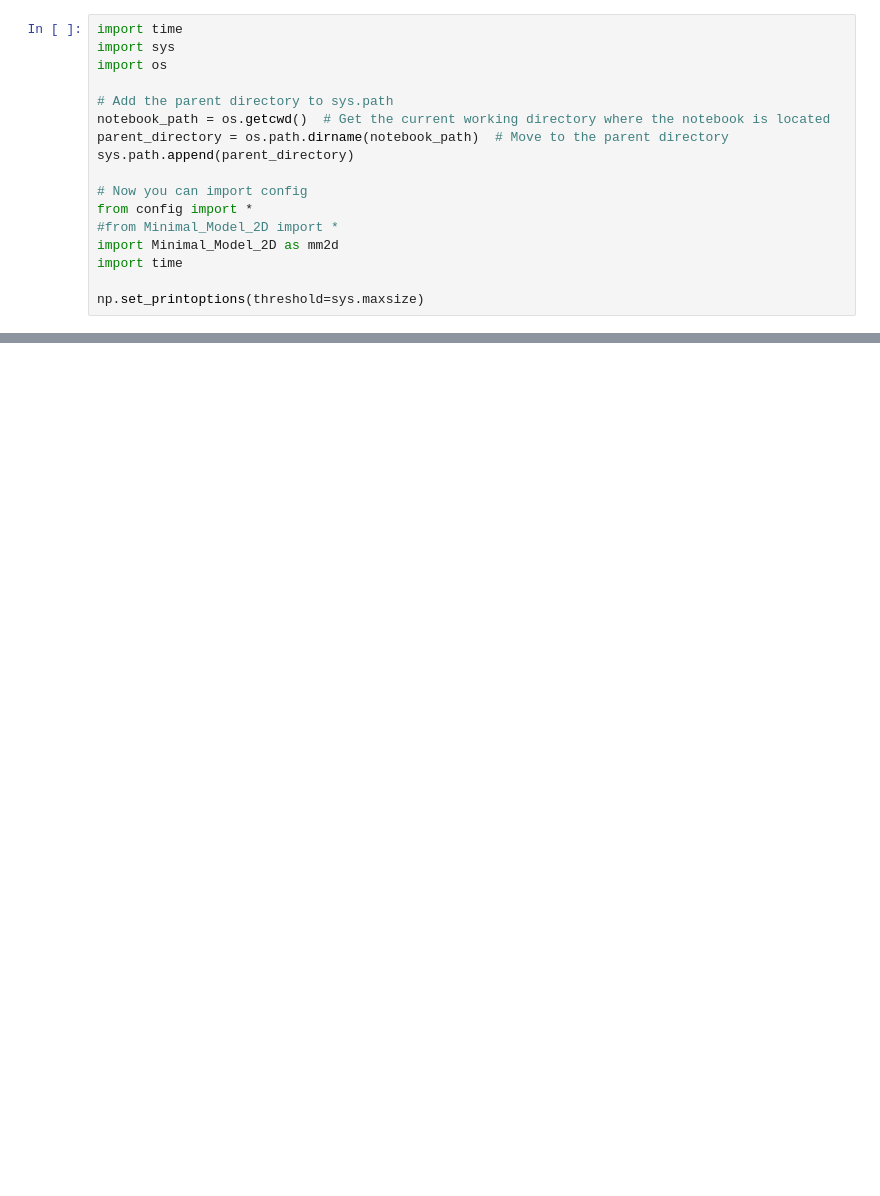
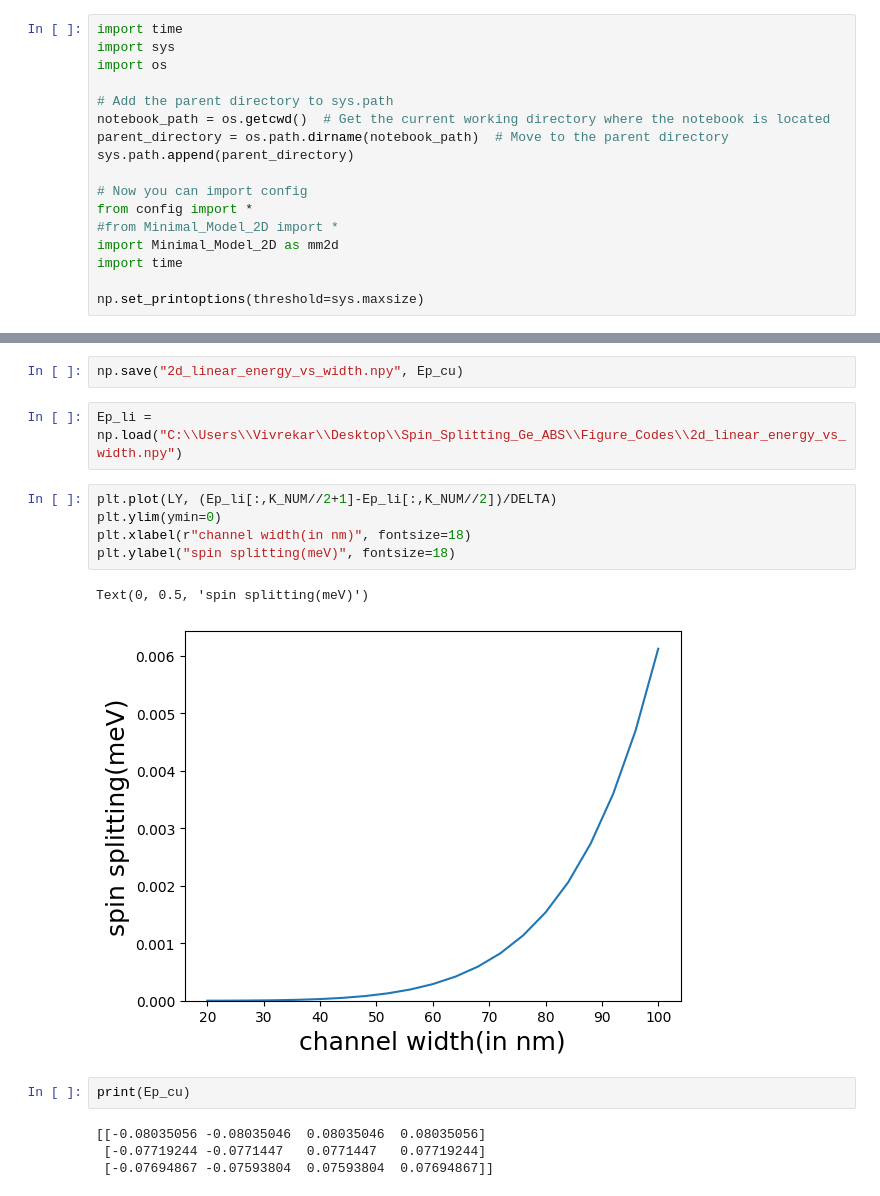
Before and after one commit to deeproots08/Spin_Splitting_Ge_ABS, a Jupyter notebook: Figure_Codes/variation_with_width_csoc_lsoc_2d_model.ipynb, the cells around one changed output, grey strips where cells are left out. Saved outputs shown, nothing was run; the diff lists cells and outputs as text; blank space fills up the shorter version.

```diff
--- a/Figure_Codes/variation_with_width_csoc_lsoc_2d_model.ipynb
+++ b/Figure_Codes/variation_with_width_csoc_lsoc_2d_model.ipynb
@@ -70,0 +257,18 @@ for i in range(LY.shape[0]):
+# %%
+np.save("2d_linear_energy_vs_width.npy", Ep_cu)
+# %%
+Ep_li = np.load("C:\\Users\\Vivrekar\\Desktop\\Spin_Splitting_Ge_ABS\\Figure_Codes\\2d_linear_energy_vs_width.npy")
+# %%
+plt.plot(LY, (Ep_li[:,K_NUM//2+1]-Ep_li[:,K_NUM//2])/DELTA)
+plt.ylim(ymin=0)
+plt.xlabel(r"channel width(in nm)", fontsize=18)
+plt.ylabel("spin splitting(meV)", fontsize=18)
+# %% [output]
+Text(0, 0.5, 'spin splitting(meV)')
+[figure, added]
+# %%
+print(Ep_cu)
+# %% [output]
+[[-0.08035056 -0.08035046  0.08035046  0.08035056]
+ [-0.07719244 -0.0771447   0.0771447   0.07719244]
+ [-0.07694867 -0.07593804  0.07593804  0.07694867]]
```
Also changed, not shown: parts of 12 cells of this notebook, 2 other files.
